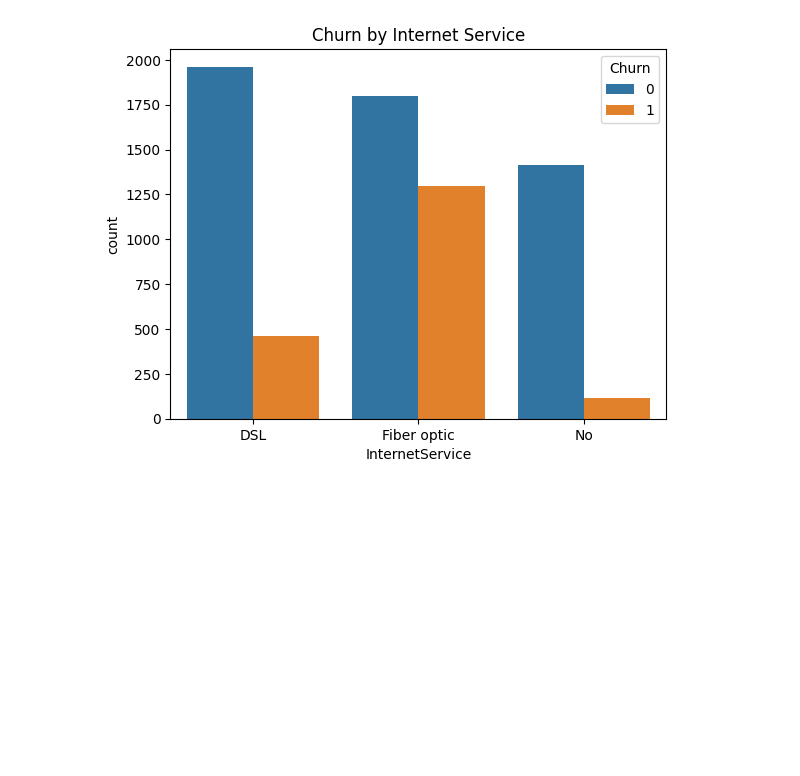
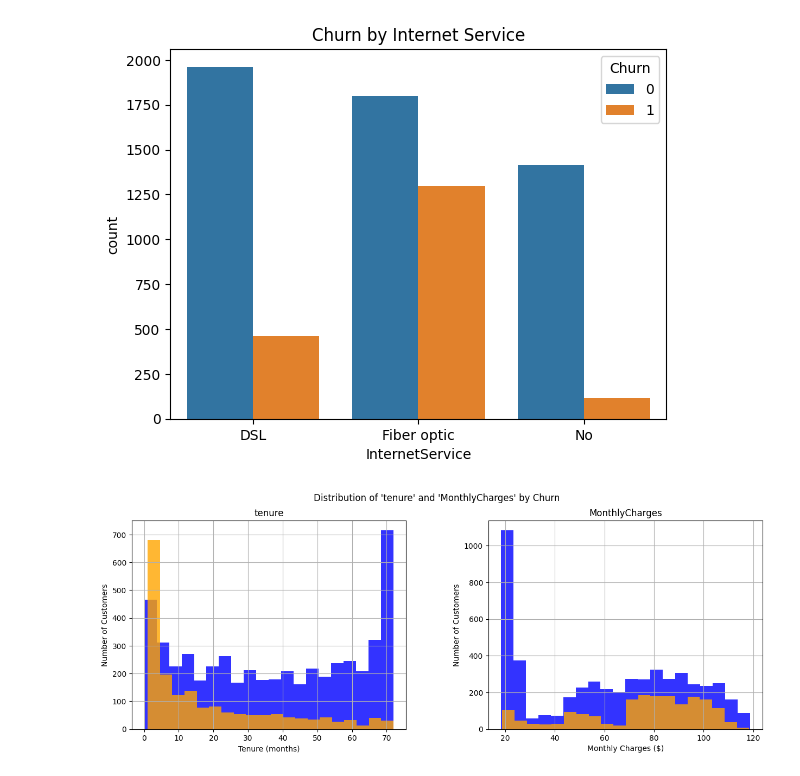
Before and after one commit to ortizfram/churn-prediction2, a Jupyter notebook: churn-prediction2.ipynb, the cells around one changed output. Saved outputs shown, nothing was run; the diff lists cells and outputs as text; code cells hidden in the pictures; blank space fills up the shorter version.

Commit message:
visual ternure and MonthlyCharges by Churn

```diff
--- a/churn-prediction2.ipynb
+++ b/churn-prediction2.ipynb
@@ -95,3 +95,20 @@ plt.title('Churn by Internet Service')
 # %% [output]
 Text(0.5, 1.0, 'Churn by Internet Service')
 [figure]
+# %%
+# visual Distribution of ternure and MonthlyCharges by Churn
+numerical_features = ['tenure','MonthlyCharges']
+fig, ax = plt.subplots(1,2, figsize=(15,5))
+df[df.Churn == 0][numerical_features].hist(bins=20, color='blue', alpha=0.8, ax=ax) # NO
+df[df.Churn == 1][numerical_features].hist(bins=20, color='orange', alpha=0.8, ax=ax) # YES
+
+fig.suptitle("Distribution of 'tenure' and 'MonthlyCharges' by Churn")
+# Add axis labels to the histograms
+ax[0].set_xlabel('Tenure (months)')
+ax[0].set_ylabel('Number of Customers')
+ax[1].set_xlabel('Monthly Charges ($)')
+ax[1].set_ylabel('Number of Customers')
+
+plt.show()
+# %% [output]
+[figure, added]
```
